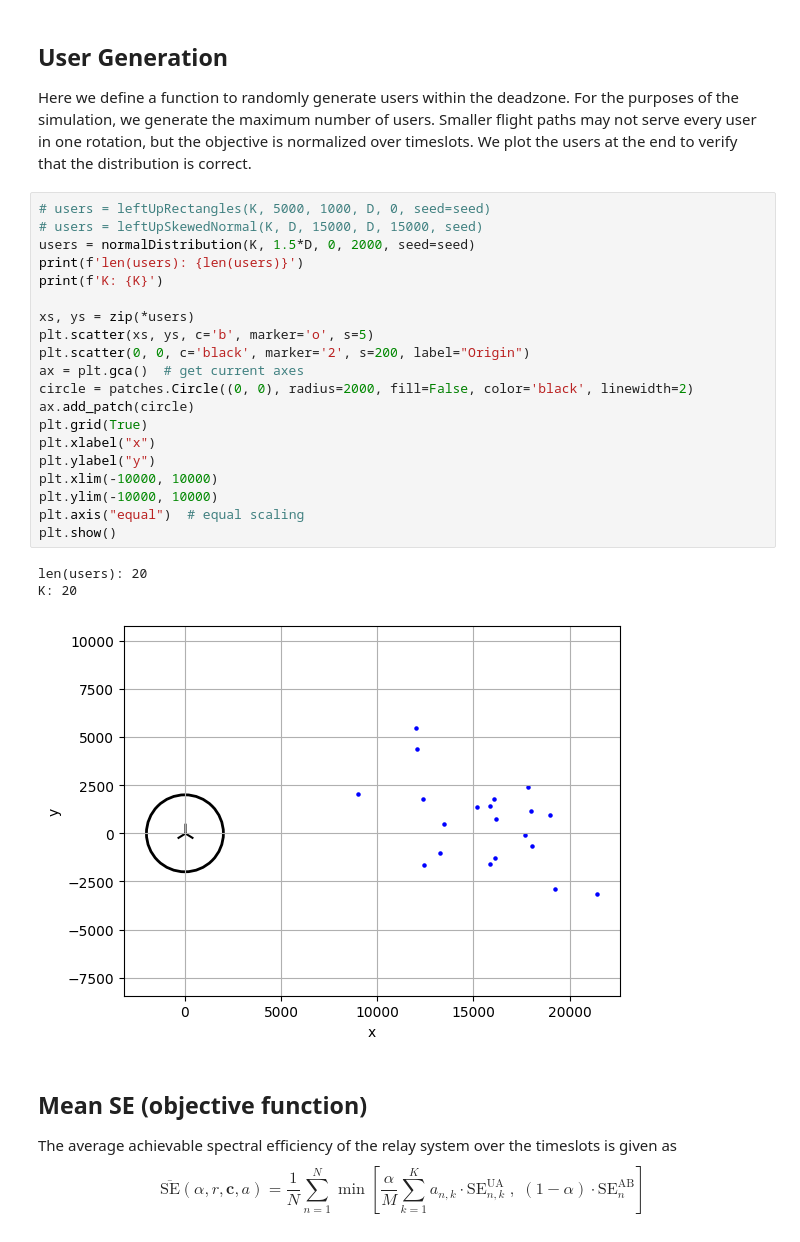
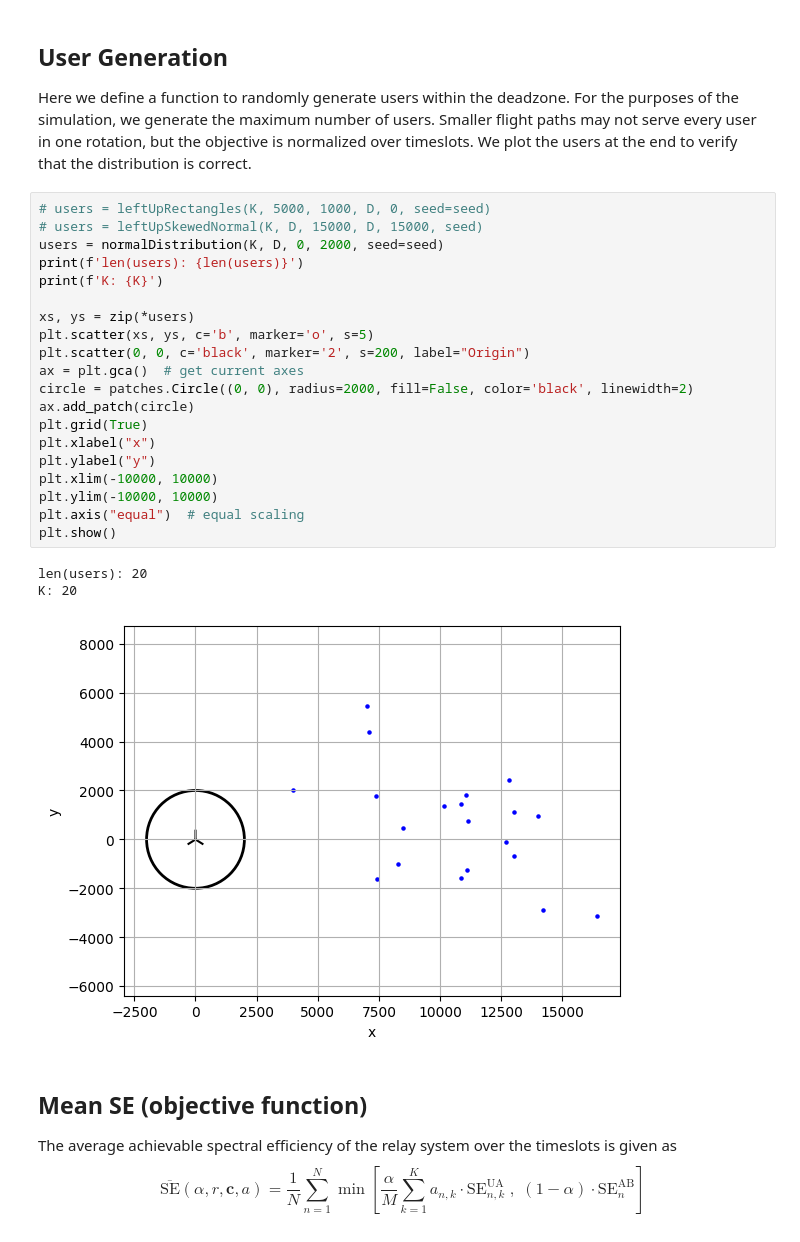
Before and after one commit to danielbonkowsky/uav-optimization, a Jupyter notebook: montecarlo-simulation/simulation.ipynb, the cells around one changed output. Drawn from its saved outputs; the diff is of its cells as text.

```diff
--- a/montecarlo-simulation/simulation.ipynb
+++ b/montecarlo-simulation/simulation.ipynb
@@ -65,27 +65,27 @@ Here we define a function to randomly generate users within the deadzone. For th
 # %%
 # users = leftUpRectangles(K, 5000, 1000, D, 0, seed=seed)
 # users = leftUpSkewedNormal(K, D, 15000, D, 15000, seed)
-users = normalDistribution(K, 1.5*D, 0, 2000, seed=seed)
+users = normalDistribution(K, D, 0, 2000, seed=seed)
 print(f'len(users): {len(users)}')
 print(f'K: {K}')
 
 xs, ys = zip(*users)
 plt.scatter(xs, ys, c='b', marker='o', s=5)
 plt.scatter(0, 0, c='black', marker='2', s=200, label="Origin")
 ax = plt.gca()  # get current axes
 circle = patches.Circle((0, 0), radius=2000, fill=False, color='black', linewidth=2)
 ax.add_patch(circle)
 plt.grid(True)
 plt.xlabel("x")
 plt.ylabel("y")
 plt.xlim(-10000, 10000)
 plt.ylim(-10000, 10000)
 plt.axis("equal")  # equal scaling
 plt.show()
 # %% [output]
 len(users): 20
 K: 20
-[figure, old version]
+[figure, new version]
 # %% [markdown]
 ## Mean SE (objective function)
 The average achievable spectral efficiency of the relay system over the timeslots is given as
```
Also changed, not shown: parts of 3 cells of this notebook.
